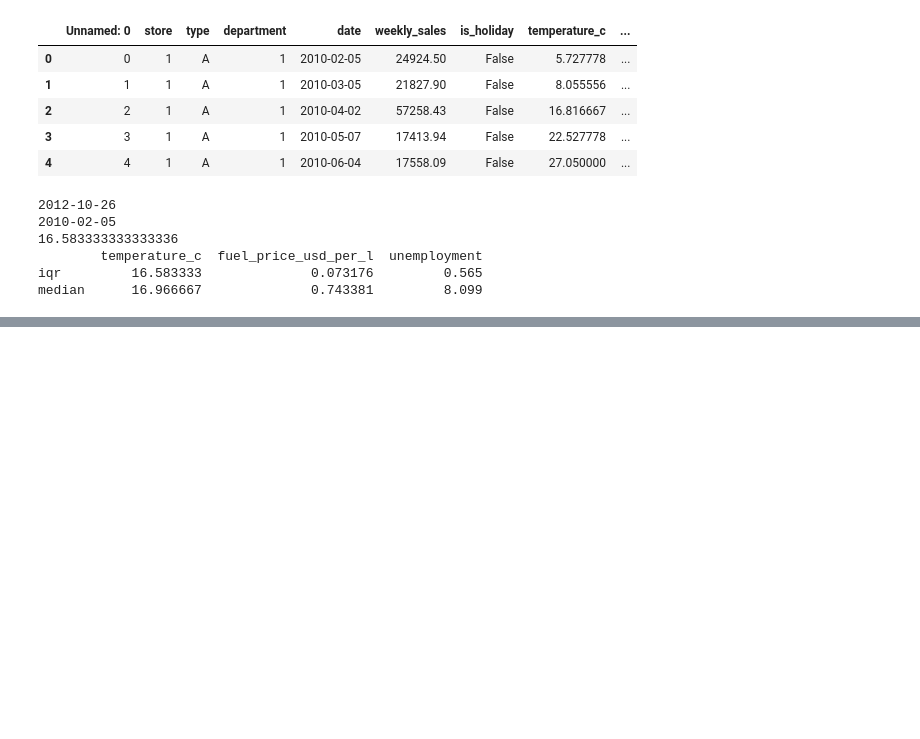
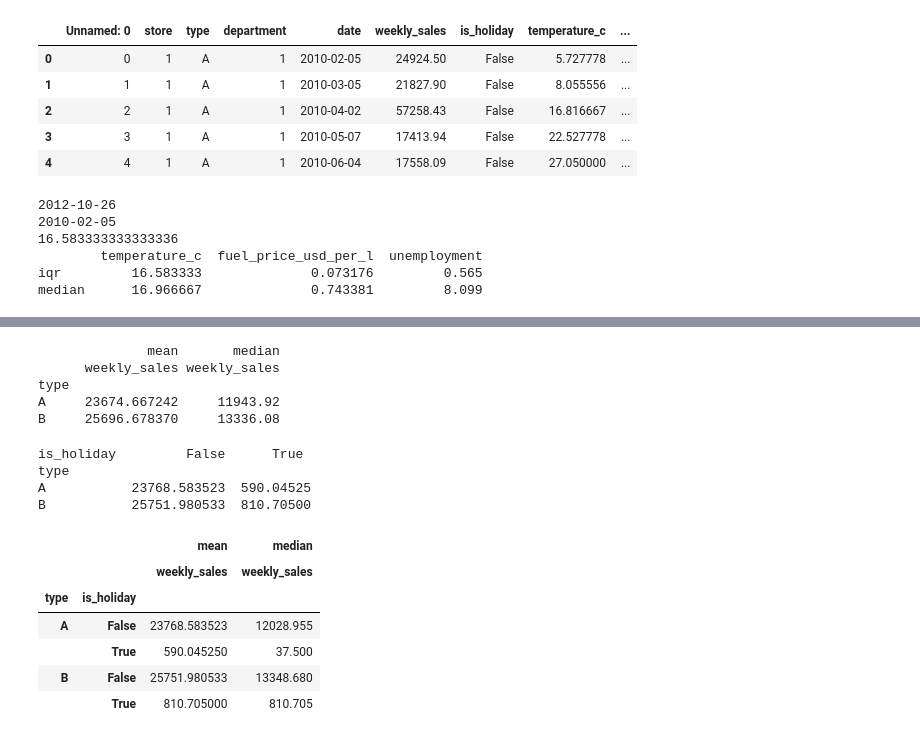
Before and after one commit to MeghanGH/data-analyst-with-python-datacamp, a Jupyter notebook: Data_Manipulation_with_Pandas.ipynb, the cells around one changed output, grey strips where cells are left out. Drawn from its saved outputs; the diff is of its cells as text; code cells hidden in the pictures; blank space fills up the shorter version.

```diff
--- a/Data_Manipulation_with_Pandas.ipynb
+++ b/Data_Manipulation_with_Pandas.ipynb
@@ -275,0 +469,35 @@ median      16.966667              0.743381         8.099
+# %%
+# Pivot for mean and median weekly_sales for each store type
+mean_med_sales_by_type = sales.pivot_table(values='weekly_sales', index='type', aggfunc=[np.mean,np.median])
+
+# Print mean_med_sales_by_type
+print(mean_med_sales_by_type)
+# %% [output]
+              mean       median
+      weekly_sales weekly_sales
+type
+A     23674.667242     11943.92
+B     25696.678370     13336.08
+# %%
+# Pivot for mean weekly_sales by store type and holiday
+mean_sales_by_type_holiday = sales.pivot_table(values='weekly_sales', index='type', columns='is_holiday')
+
+# Print mean_sales_by_type_holiday
+print(mean_sales_by_type_holiday)
+# %% [output]
+is_holiday         False      True
+type
+A           23768.583523  590.04525
+B           25751.980533  810.70500
+# %%
+# Pivot multiple column
+
+sales.pivot_table(values='weekly_sales', index=['type', 'is_holiday'], aggfunc=[np.mean,np.median])
+# %% [output]
+|  |  | mean | median |
+|  |  | weekly_sales | weekly_sales |
+| type | is_holiday |  |  |
+| A | False | 23768.583523 | 12028.955 |
+|  | True | 590.045250 | 37.500 |
+| B | False | 25751.980533 | 13348.680 |
+|  | True | 810.705000 | 810.705 |
```
Also changed, not shown: parts of 15 cells of this notebook.
